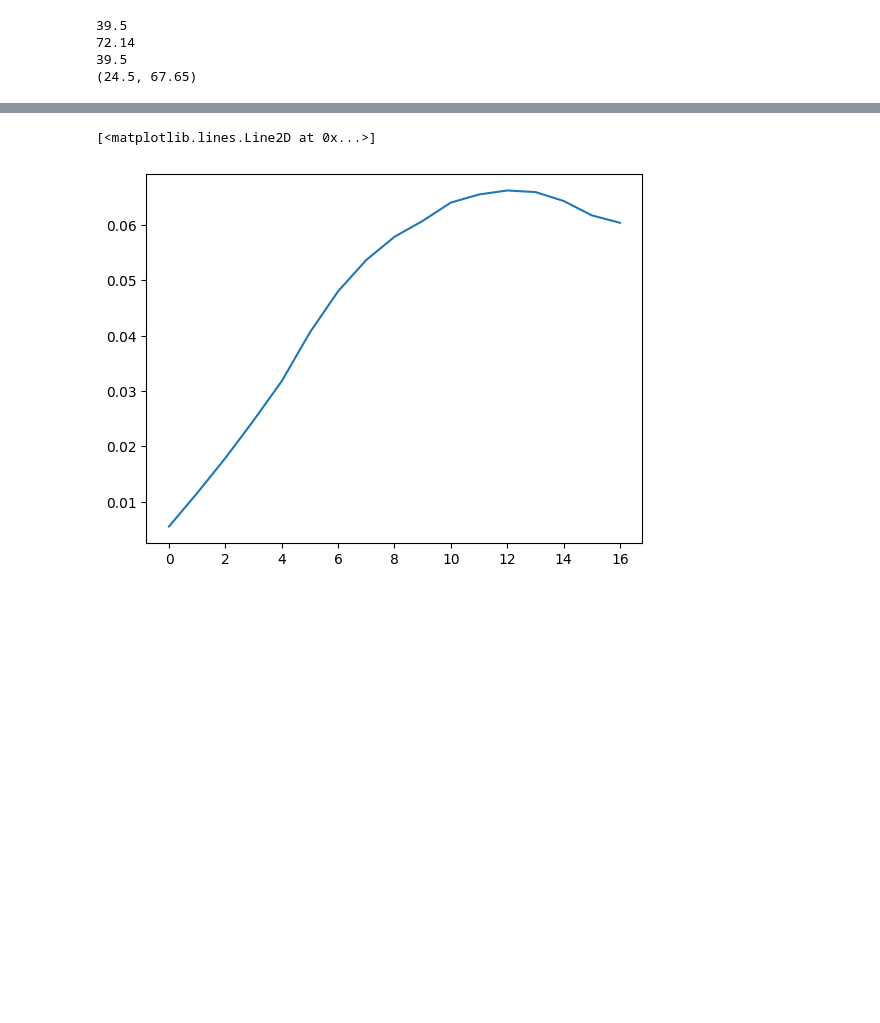
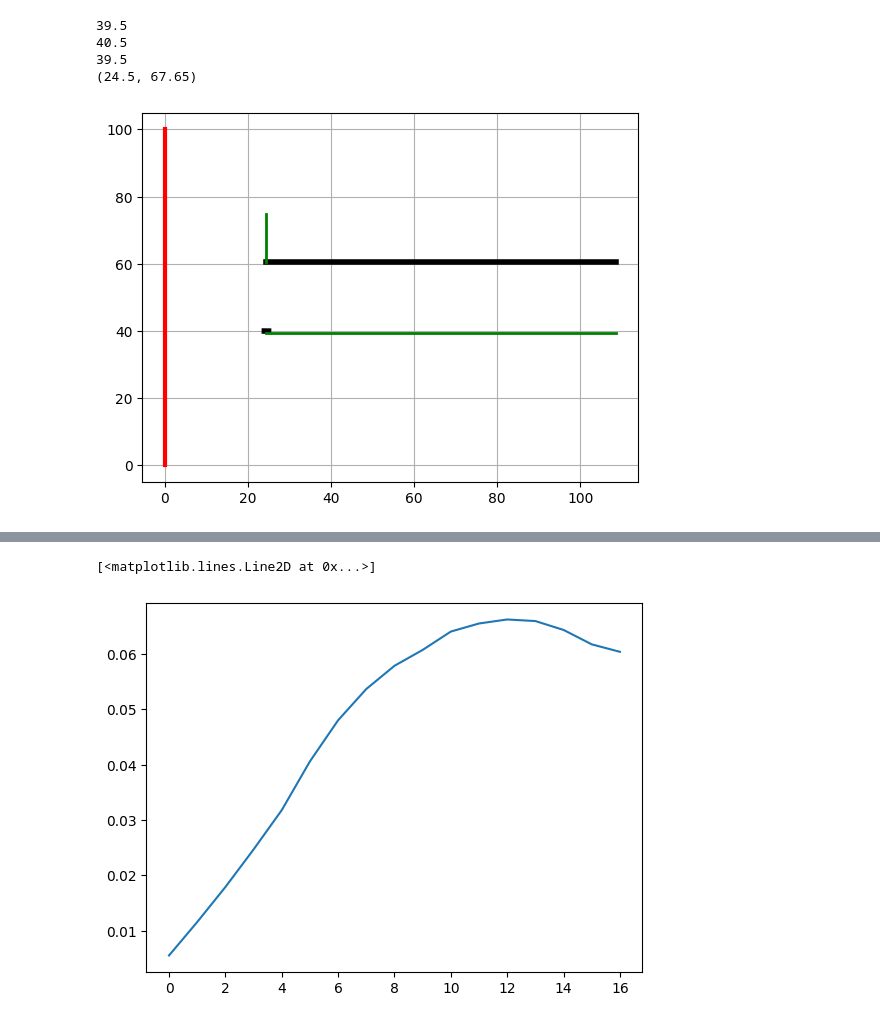
Before and after one commit to gagan-antora/operation, a Jupyter notebook: throttle-view-factor.ipynb, the cells around one changed output, grey strips where cells are left out. Cells and saved outputs as stored; diff of their text form; code cells hidden in the pictures; blank space fills up the shorter version.

```diff
--- a/throttle-view-factor.ipynb
+++ b/throttle-view-factor.ipynb
@@ -2,6 +2,7 @@
 import numpy as np
 import matplotlib.pyplot as plt
 # %%
+
 HX_length = 100
 distance_to_blocks = 24.5
 throttle_length = 32.64
@@ -9,46 +10,86 @@ block_length = 84
 block_space = 21
 vertical_block_length = 14.3
 
-
-
-
 receiver_length = HX_length  # Length of the receiver
 receiver_position = (0.0,receiver_length/2)
 
 panel_length = throttle_length  # Length of the throttle panelottle_length  # Length of the throttle panelottle_length  # Length of the throttle panelottle_length  # Length of the throttle panel
 panel_position = (distance_to_blocks,(receiver_length/2 - block_space/2)+(panel_length/2))  # X-position of the blocking panel (center of the panel)
-panel_angle = 75 #Between 0.1 and 89.9 where 90 is fully open
-panel_angle_range = np.arange(-90, 95, 5)
+ #Between 0.1 and 89.9 where 90 is fully open
+panel_angle_range = np.arange(0.5, 90, 5)
 #panel_angle_range = [89.9, 45, 0.01]
 print(panel_position[1] - (panel_length/2))
 print(panel_position[1] + (panel_length/2))
 
 
 
-#diffuser_position = 10.0  # Position of the diffuse surface (emitter)
-diffuse_surface_length = block_length  # Length of the diffuse surface (emitter)
-diffuser_position = (panel_position[0]+ diffuse_surface_length/2,receiver_length/2 - block_space/2)  # Position of the receiver
+#emitter_position = 10.0  # Position of the emitter surface (emitter)
+emitter_surface_length = block_length  # Length of the emitter surface (emitter)
+emitter_position = (panel_position[0]+ emitter_surface_length/2,receiver_length/2 - block_space/2)  # Position of the receiver
 
-diffuser_start_x = diffuser_position[0] - diffuse_surface_length/2
-diffuser_start_y = diffuser_position[1]
-diffuser_end_x = diffuser_position[0] + diffuse_surface_length/2
-diffuser_end_y = diffuser_position[1]
-print( diffuser_start_y)
+emitter_start_x = emitter_position[0] - emitter_surface_length/2
+emitter_start_y = emitter_position[1]
+emitter_end_x = emitter_position[0] + emitter_surface_length/2
+emitter_end_y = emitter_position[1]
+print( emitter_start_y)
 
 
-barrier_length = diffuse_surface_length
-barrier_position = (diffuser_position[0], diffuser_position[1] + block_space)
+barrier_length = emitter_surface_length
+barrier_position = (emitter_position[0], emitter_position[1] + block_space)
 
 
-vertical_diffuser_surface_length = vertical_block_length
-vertical_diffuser_position = (distance_to_blocks, barrier_position[1] + vertical_diffuser_surface_length/2)
-print(vertical_diffuser_position)
+vertical_emitter_surface_length = vertical_block_length
+vertical_emitter_position = (distance_to_blocks, barrier_position[1] + vertical_emitter_surface_length/2)
+print(vertical_emitter_position)
 
 # Simulation parameters
 # %% [output]
 39.5
-72.14
+40.5
 39.5
 (24.5, 67.65)
+# %%
+#Graph Geometry
+panel_angle = 89
+def plot_component(length, midpoint, angle_deg, component_type='default'):
+    # Define color and thickness based on component type
+    if component_type == 'emitter':
+        color = 'green'
+        thickness = 2
+    elif component_type == 'panel' or component_type =='barrier':
+        color = 'black'
+        thickness = 4
+    elif component_type == 'receiver':
+        color = 'red'
+        thickness = 3
+    else:
+        # Default style
+        color = 'black'
+        thickness = 1
+
+    # Convert angle from degrees to radians
+    angle_rad = np.radians(angle_deg)
+
+    # Calculate the start and end points of the line
+    dx = (length / 2) * np.cos(angle_rad)
+    dy = (length / 2) * np.sin(angle_rad)
+
+    x_start = midpoint[0] - dx
+    x_end = midpoint[0] + dx
+    y_start = midpoint[1] - dy
+    y_end = midpoint[1] + dy
+
+    # Plot the line with the given color and thickness
+    plt.plot([x_start, x_end], [y_start, y_end], color=color, linewidth=thickness)
+
+plot_component(receiver_length, receiver_position, 90, component_type='receiver')
+plot_component(panel_length, panel_position, panel_angle+90, component_type='panel')
+plot_component(emitter_surface_length, emitter_position, 0, component_type='emitter')
+plot_component(barrier_length, barrier_position, 0, component_type='barrier')
+plot_component(vertical_emitter_surface_length, vertical_emitter_position, 90, component_type='emitter')
+plt.grid()
+plt.show()
+# %% [output]
+[figure, added]
 # %%
 def generate_old__particle():
```
Also changed, not shown: parts of 5 cells of this notebook.
